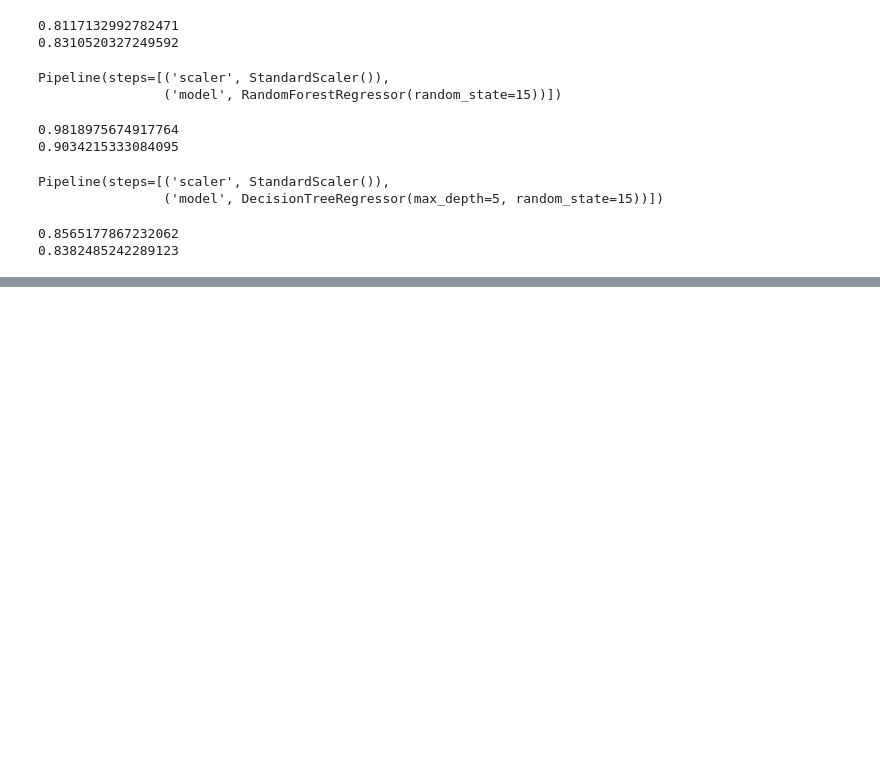
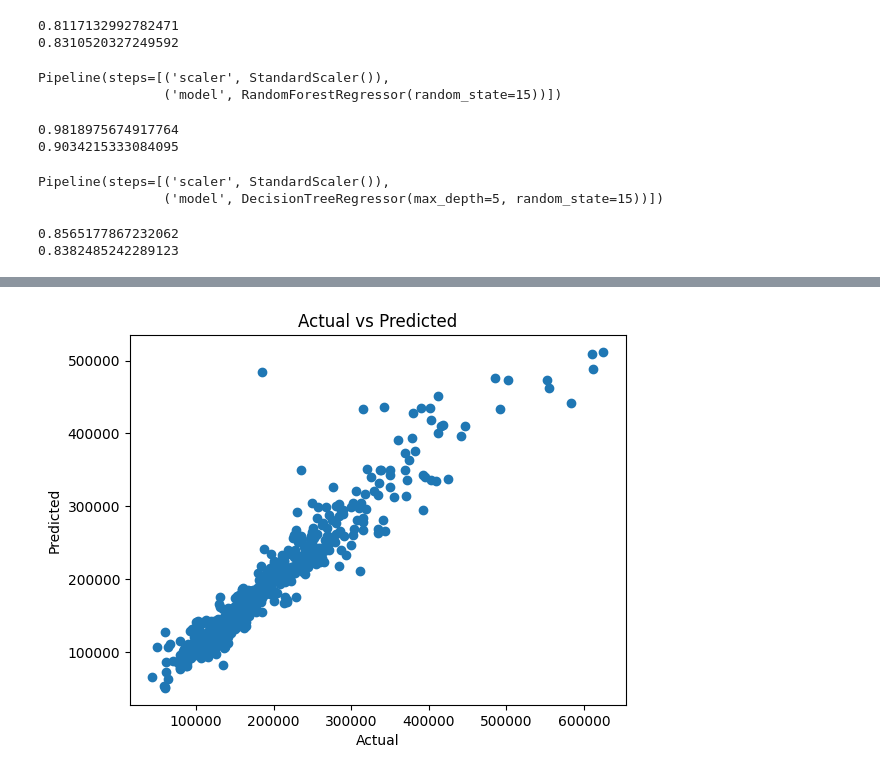
Before and after one commit to shourya2006/HousePricePredictor, a Jupyter notebook: app.ipynb, the cells around one changed output, grey strips where cells are left out. Cells and saved outputs as stored; diff of their text form; code cells hidden in the pictures; blank space fills up the shorter version.

Commit message:
Model Evaluations

```diff
--- a/app.ipynb
+++ b/app.ipynb
@@ -342,3 +342,16 @@ print(r2_score(y_test, y_pred_Test))
 # %% [output]
 0.8565177867232062
 0.8382485242289123
+# %%
+models = {
+    "Linear Regression": Linear_model,
+    "Decision Tree Regression": tree_model,
+    "Random Forest Regression": rf_model
+}
+for model_name, model in models.items():
+    y_pred = model.predict(X_test)
+    print('----------',model_name, "----------")
+    print("R2 Score:", r2_score(y_test, y_pred))
+    print("Mean Absolute Error:", mean_absolute_error(y_test, y_pred))
+    print("Root Mean Squared Error", root_mean_squared_error(y_test, y_pred))
+    print()
@@ -344,0 +373,9 @@ print(r2_score(y_test, y_pred_Test))
+# %%
+# Taking Random Forest Model as the final Model as highest r2_score
+plt.scatter(y_test, y_pred)
+plt.xlabel("Actual")
+plt.ylabel("Predicted")
+plt.title("Actual vs Predicted")
+plt.show()
+# %% [output]
+[figure, added]
```
Also changed, not shown: parts of 2 cells of this notebook.
